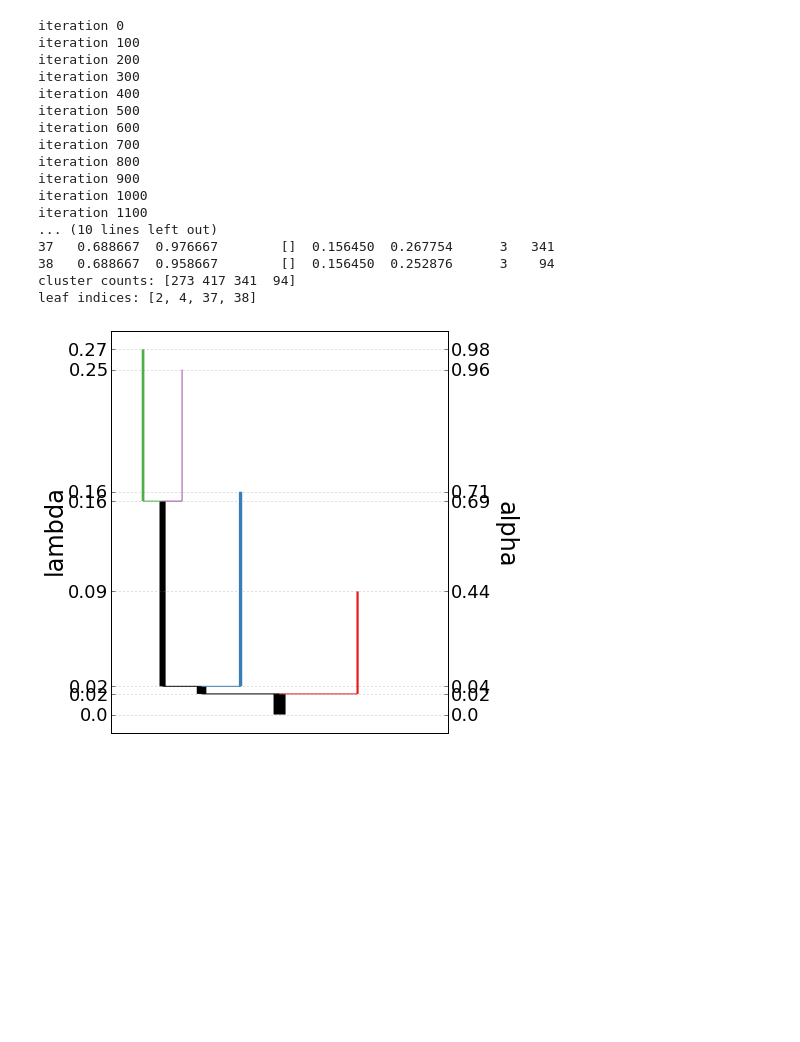
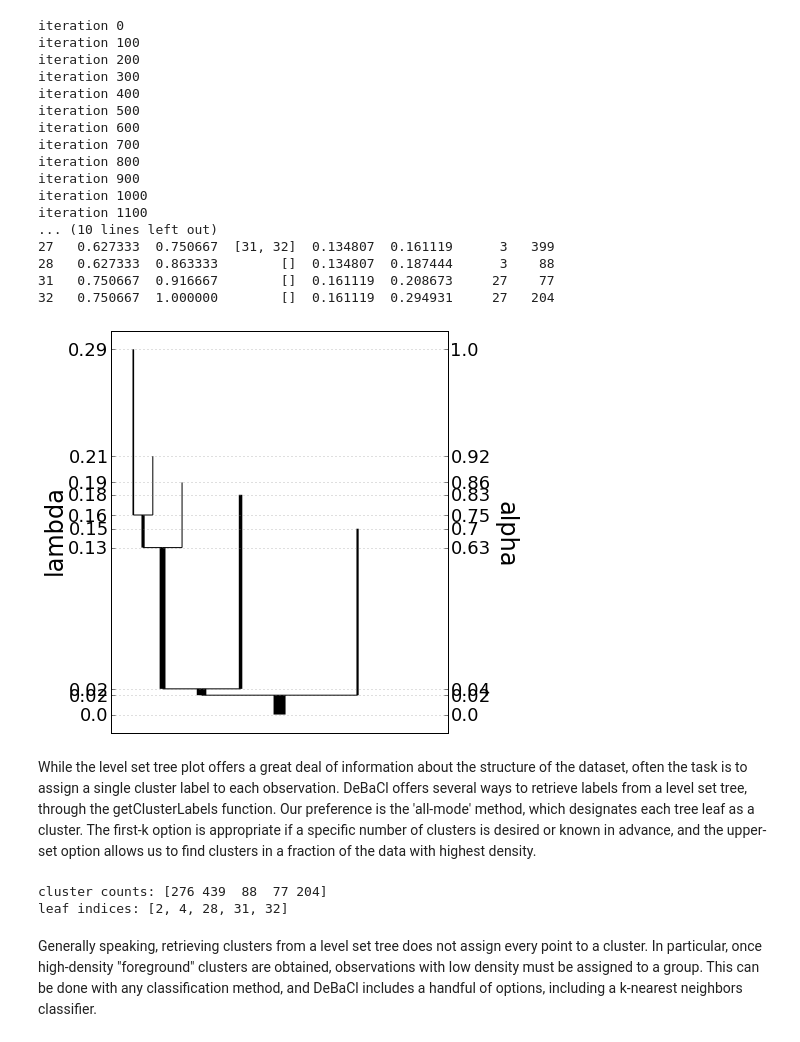
Before and after one commit to CoAxLab/DeBaCl, a Jupyter notebook: docs/debacl_tutorial.ipynb, the cells around one changed output. Saved outputs shown, nothing was run; the diff lists cells and outputs as text; code cells hidden in the pictures; blank space fills up the shorter version.

Commit message:
Finished first draft of the tutorial notebook.

```diff
--- a/docs/debacl_tutorial.ipynb
+++ b/docs/debacl_tutorial.ipynb
@@ -53,39 +53,46 @@ fig.show()
 # %%
 ## Estimate the level set tree - the easy way
+p_k = 0.02
+k = int(p_k * n)
+p_gamma = 0.05
+gamma = int(p_gamma * n)
+
 tree = gtree.geomTree(X, k, gamma, n_grid=None, verbose=True)
 print tree
 
-
-## Retrieve cluster assignments from the tree
-uc, leaves = tree.getClusterLabels(method='all-mode')
-print "cluster counts:", np.bincount(uc[:, 1])
-print "leaf indices:", leaves
-
-
-## Plot the level set tree with colored leaves
-## note the plot function returns a tuple with 5 objects. The first member of
-## tuple is the figure, which for most users is the only interesting part.
-fig = tree.plot(form='lambda', width='uniform', color_nodes=leaves)[0]
+fig = tree.plot(form='lambda', width='uniform')[0]
 fig.show()
 # %% [output]
 iteration 0
 iteration 100
 iteration 200
 iteration 300
 iteration 400
 iteration 500
 iteration 600
 iteration 700
 iteration 800
 iteration 900
 iteration 1000
 iteration 1100
 ... (10 lines left out)
-37   0.688667  0.976667        []  0.156450  0.267754      3   341
-38   0.688667  0.958667        []  0.156450  0.252876      3    94
-cluster counts: [273 417 341  94]
-leaf indices: [2, 4, 37, 38]
+27   0.627333  0.750667  [31, 32]  0.134807  0.161119      3   399
+28   0.627333  0.863333        []  0.134807  0.187444      3    88
+31   0.750667  0.916667        []  0.161119  0.208673     27    77
+32   0.750667  1.000000        []  0.161119  0.294931     27   204
-[figure, old version]
+[figure, new version]
+# %% [markdown]
+While the level set tree plot offers a great deal of information about the structure of the dataset, often the task is to assign a single cluster label to each observation. DeBaCl offers several ways to retrieve labels from a level set tree, through the getClusterLabels function. Our preference is the 'all-mode' method, which designates each tree leaf as a cluster. The first-k option is appropriate if a specific number of clusters is desired or known in advance, and the upper-set option allows us to find clusters in a fraction of the data with highest density.
+# %%
+## Retrieve cluster assignments from the tree
+uc, leaves = tree.getClusterLabels(method='all-mode')
+print "cluster counts:", np.bincount(uc[:, 1])
+print "leaf indices:", leaves
+# %% [output]
+cluster counts: [276 439  88  77 204]
+leaf indices: [2, 4, 28, 31, 32]
+# %% [markdown]
+Generally speaking, retrieving clusters from a level set tree does not assign every point to a cluster. In particular, once high-density "foreground" clusters are obtained, observations with low density must be assigned to a group. This can be done with any classification method, and DeBaCl includes a handful of options, including a k-nearest neighbors classifier.
 # %%
 ## Assign background points
 fc = utl.assignBackgroundPoints(X.reshape((n, -1)), uc, method='knn', k=9)
```
Also changed, not shown: parts of 24 cells of this notebook.
